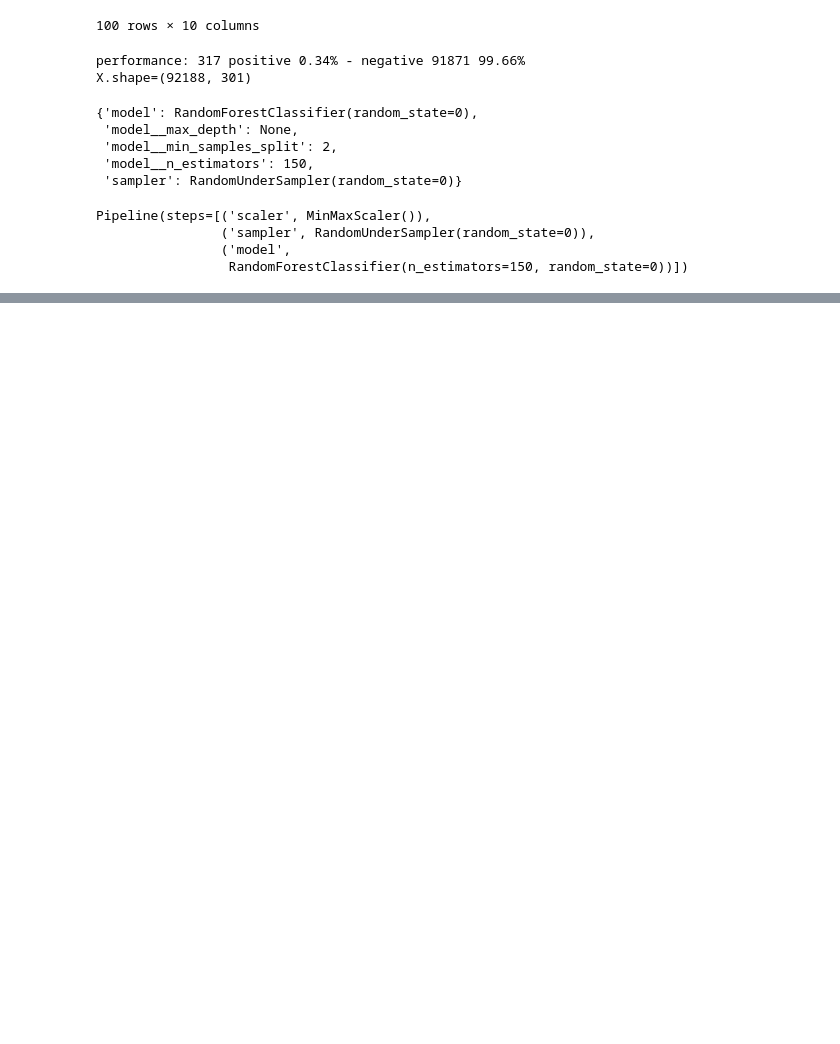
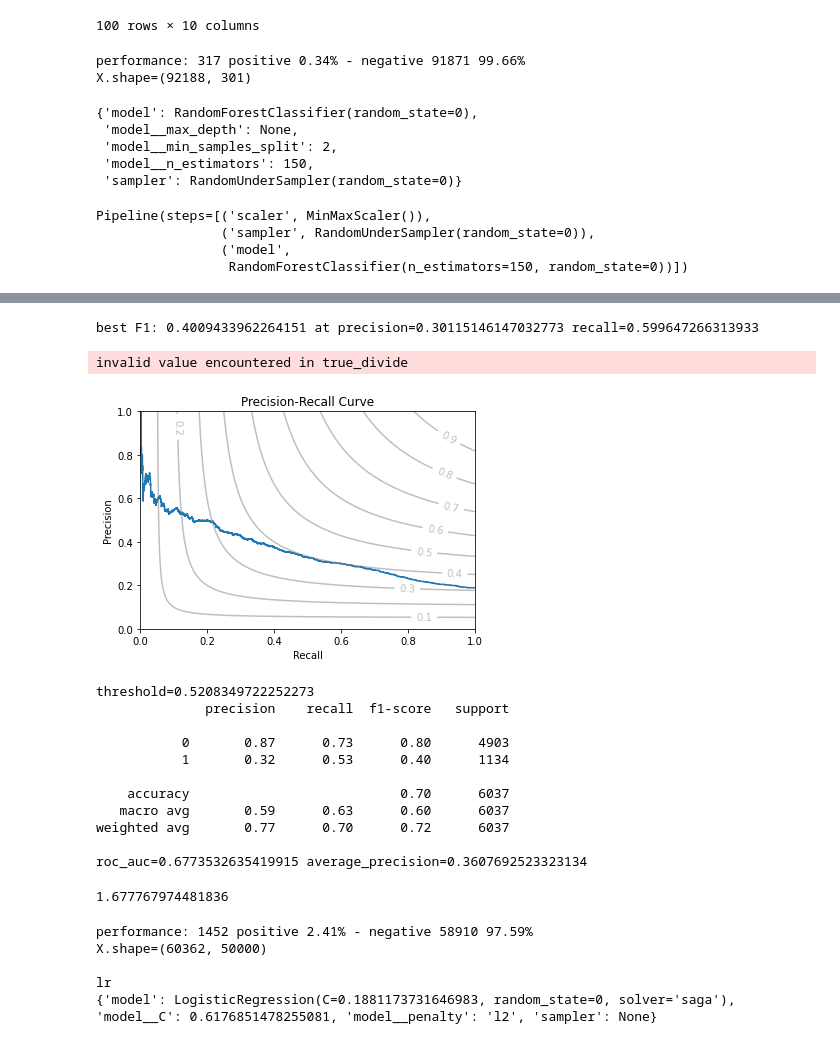
Before and after one commit to markus7800/firefox-performance-regressions, a Jupyter notebook: experiments/ModelEvaluation.ipynb, the cells around one changed output, grey strips where cells are left out. Saved outputs shown, nothing was run; the diff lists cells and outputs as text; code cells hidden in the pictures; blank space fills up the shorter version.

```diff
--- a/experiments/ModelEvaluation.ipynb
+++ b/experiments/ModelEvaluation.ipynb
@@ -334,0 +417,43 @@ type(pipeline['model']) is LinearSVC
+# %%
+plot_precision_recall_curve_with_f1(reg_pipeline, X_test, y_test)
+t, f1 = get_best_f1_threshold(reg_pipeline, X_train, y_train)
+print_classification_report_at_threshold(reg_pipeline, X_test, y_test, t)
+
+y_score = get_y_score(reg_pipeline, X_test)
+p = metrics.precision_score(y_test, y_score >= t)
+p / y_test.mean()
+# %% [output]
+best F1: 0.4009433962264151 at precision=0.30115146147032773 recall=0.599647266313933
+invalid value encountered in true_divide
+[figure, added]
+threshold=0.5208349722252273
+              precision    recall  f1-score   support
+
+           0       0.87      0.73      0.80      4903
+           1       0.32      0.53      0.40      1134
+
+    accuracy                           0.70      6037
+   macro avg       0.59      0.63      0.60      6037
+weighted avg       0.77      0.70      0.72      6037
+
+roc_auc=0.6773532635419915 average_precision=0.3607692523323134
+1.677767974481836
+# %%
+data = 'bugbug_buglevel'
+scoring = 'average_precision'
+feature_type = 'bow'
+model = 'lr'
+
+target = 'performance'
+
+X, y, features_names = data_map[feature_type][data](target)
+
+X_train, X_test, y_train, y_test = train_test_split(X, y, test_size=0.1, shuffle=False)
+
+perf_pipeline = fit_best_model(model, data, feature_type, target, scoring, X_train, y_train)
+# %% [output]
+performance: 1452 positive 2.41% - negative 58910 97.59%
+X.shape=(60362, 50000)
+
+lr
+{'model': LogisticRegression(C=0.1881173731646983, random_state=0, solver='saga'), 'model__C': 0.6176851478255081, 'model__penalty': 'l2', 'sampler': None}
```
Also changed, not shown: parts of 25 cells of this notebook, 1 other file.
